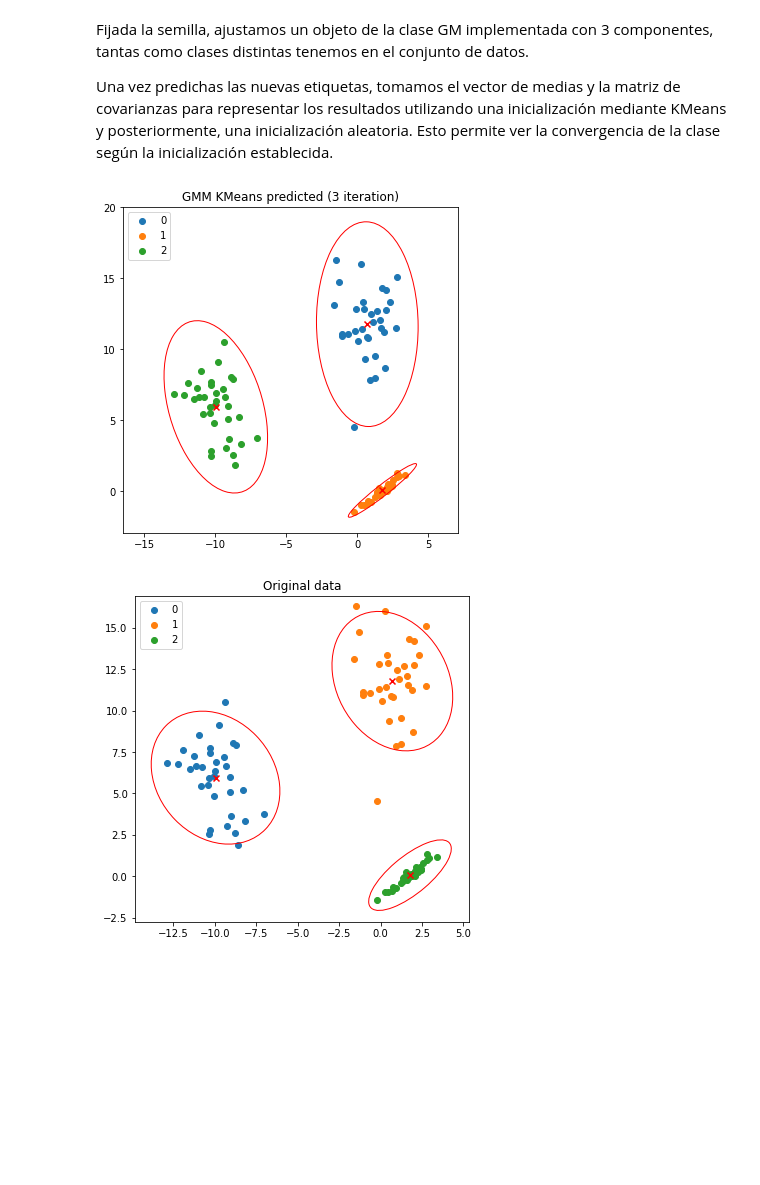
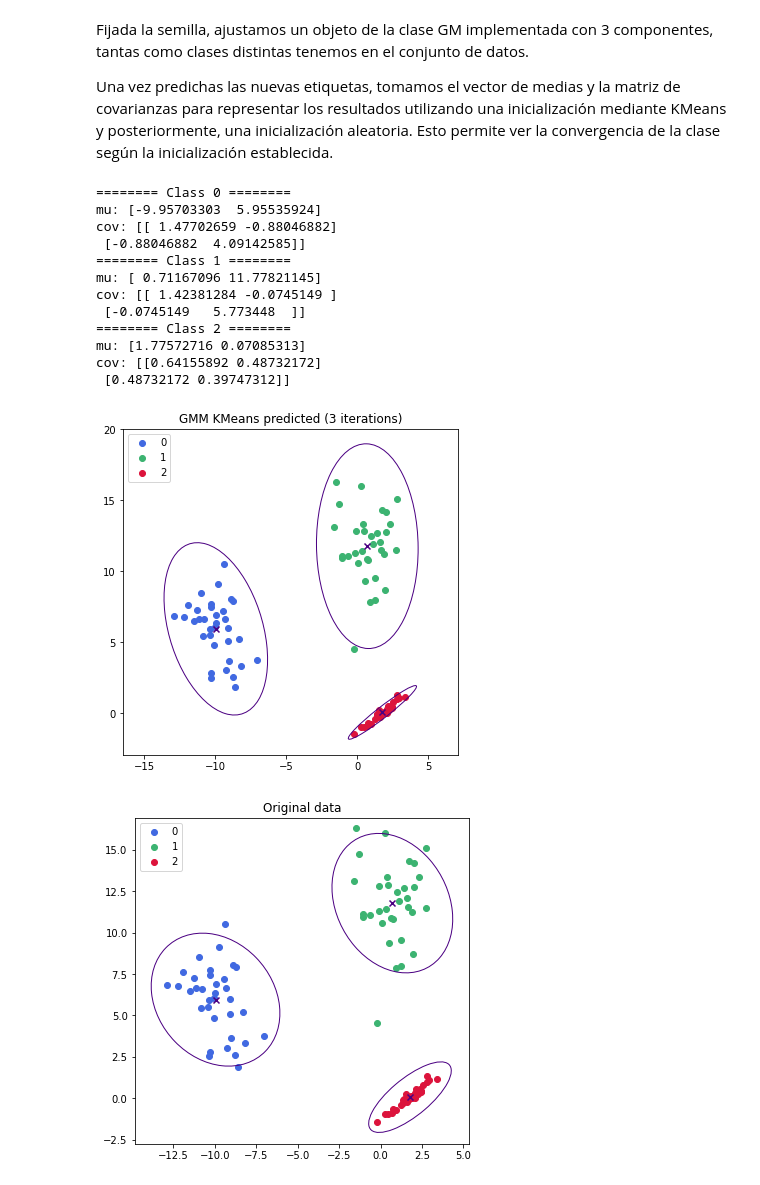
Before and after one commit to glorelvalle/mucd-mg, a Jupyter notebook: mba/p1/Practica_GMM.ipynb, the cells around one changed output. Saved outputs shown, nothing was run; the diff lists cells and outputs as text; code cells hidden in the pictures; blank space fills up the shorter version.

```diff
--- a/mba/p1/Practica_GMM.ipynb
+++ b/mba/p1/Practica_GMM.ipynb
@@ -137,11 +137,13 @@ def generate_data(N=100, K=3, rotate=True):
 
     return X, y, transformations
 # %%
+colors = ["royalblue", "mediumseagreen", "crimson"]
+
 def plot_data(X, y, transformations=None, means=None, covs=None, title=None):
     fig = plt.figure(figsize=(6, 6))
     for y_k in np.unique(y):
         mask = y == y_k
-        plt.scatter(X[mask, 0], X[mask, 1], label=y_k)
+        plt.scatter(X[mask, 0], X[mask, 1], label=y_k, color=colors[y_k])
 
         if transformations is not None:
             make_ellipse(
@@ -149,13 +151,16 @@ def plot_data(X, y, transformations=None, means=None, covs=None, title=None):
                 np.mean(X[mask, :], axis=0),
                 ax=fig.axes[0],
                 facecolor="none",
-                edgecolor="red",
+                edgecolor="indigo",
             )
 
         elif means is not None and covs is not None:
             mu = means[y_k, :]
             cov = covs[y_k, :]
-            make_ellipse(cov, mu, fig.axes[0], facecolor="none", edgecolor="red")
+            print("======== Class {0} ========".format(y_k))
+            print("mu: {0}".format(mu))
+            print("cov: {0}".format(cov))
+            make_ellipse(cov, mu, fig.axes[0], facecolor="none", edgecolor="indigo")
 
     fig.axes[0].axis("equal")
     _ = plt.legend()
@@ -324,7 +329,7 @@ class GMM:
 
             # Get predicted labels
             labels = (
-                KMeans(n_clusters=self.n_components, n_init=1, random_state=self.seed)
+                KMeans(n_clusters=self.n_components, n_init=1, random_state=345)
                 .fit(X)
                 .labels_
             )
@@ -335,7 +340,9 @@ class GMM:
         # Cluster with random initialitation
         elif self.init_params == "random":
             # Compute random values
-            resp = np.random.default_rng(seed=self.seed).random((n_samples, self.n_components))
+            resp = np.random.default_rng(seed=self.seed).random(
+                (n_samples, self.n_components)
+            )
 
             # Probabilities normalization
             resp /= resp.sum(axis=1)[:, None]
@@ -369,11 +376,11 @@ class GMM:
         n_samples, n_features = X.shape
 
         log_prob = np.empty((n_samples, self.n_components))
+
         # Compute Mahalanobis term
         for k in range(self.n_components):
             log_prob[:, k] = np.sum(
-                np.square((X - self.means_[k])@self.precisions_cholesky_[k]),
-                axis=1
+                np.square((X - self.means_[k]) @ self.precisions_cholesky_[k]), axis=1
             )
 
         #  Compute the determinant of the precision matrix for each component
@@ -551,9 +558,27 @@ Una vez predichas las nuevas etiquetas, tomamos el vector de medias y la matriz
 # %%
 gmm_kmeans = GMM(n_components=3, init_params="kmeans", seed=seed)
 pred = gmm_kmeans.fit_predict(X)
-plot_data(X, pred, means=gmm_kmeans.means_, covs=gmm_kmeans.covs_, title=f"GMM KMeans predicted ({gmm_kmeans.total_iter} iteration)")
+plot_data(
+    X,
+    pred,
+    means=gmm_kmeans.means_,
+    covs=gmm_kmeans.covs_,
+    title=f"GMM KMeans predicted ({gmm_kmeans.total_iter} iterations)",
+)
 plot_data(X, y, transformations, title="Original data")
 # %% [output]
+======== Class 0 ========
+mu: [-9.95703303  5.95535924]
+cov: [[ 1.47702659 -0.88046882]
+ [-0.88046882  4.09142585]]
+======== Class 1 ========
+mu: [ 0.71167096 11.77821145]
+cov: [[ 1.42381284 -0.0745149 ]
+ [-0.0745149   5.773448  ]]
+======== Class 2 ========
+mu: [1.77572716 0.07085313]
+cov: [[0.64155892 0.48732172]
+ [0.48732172 0.39747312]]
-[figure, old version]
+[figure, new version]
-[figure, old version]
+[figure, new version]
 # %% [markdown]
```
Also changed, not shown: parts of 6 cells of this notebook, 1 other file.
